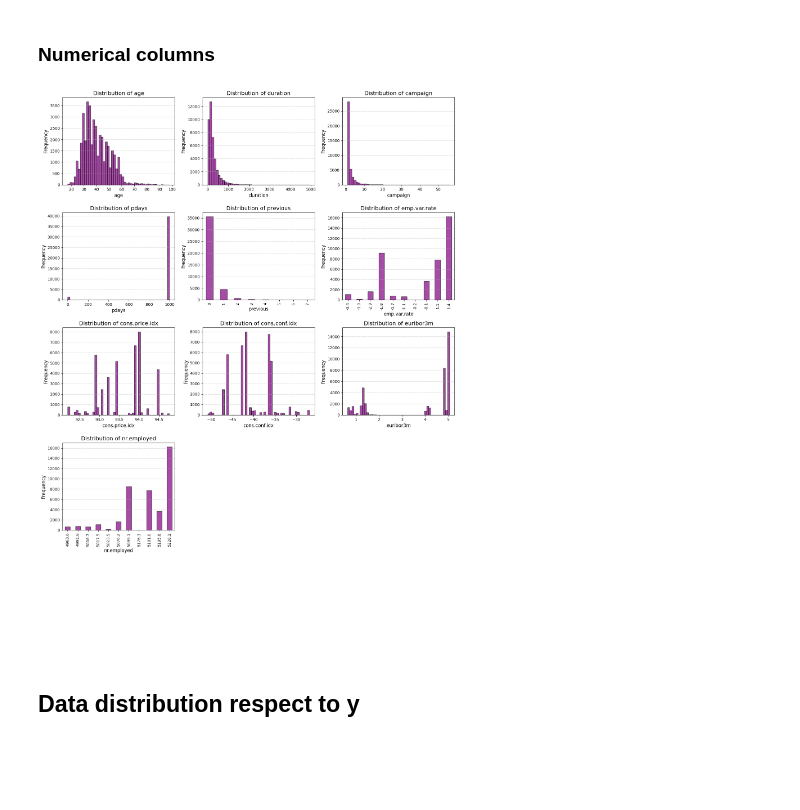
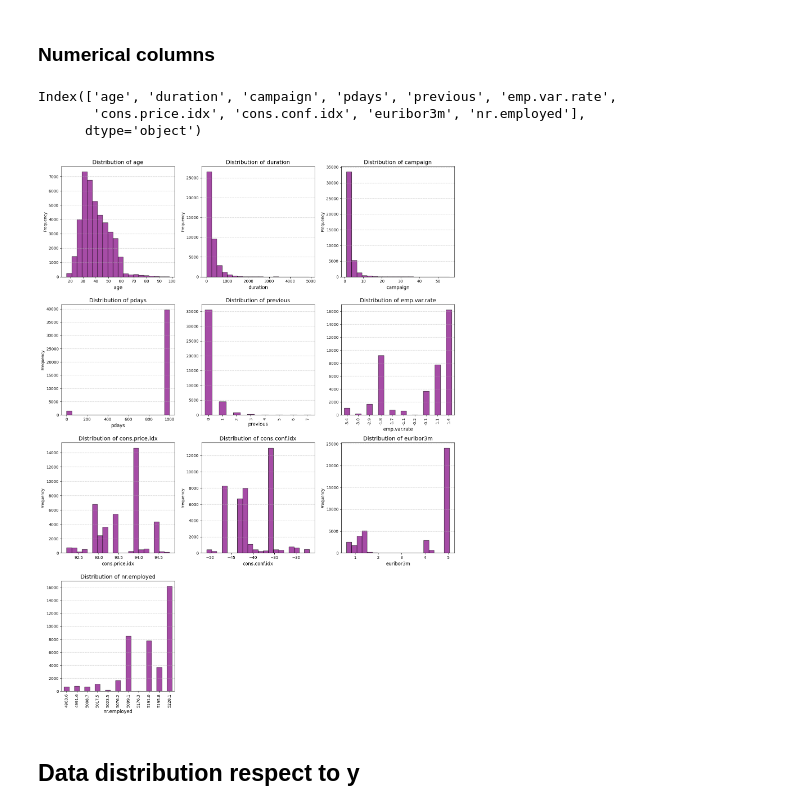
Before and after one commit to Mineth03/Client-Predicting, a Jupyter notebook: Preprocessing/DataPreprocessing.ipynb, the cells around one changed output. Cells and saved outputs as stored; diff of their text form; code cells hidden in the pictures; blank space fills up the shorter version.

```diff
--- a/Preprocessing/DataPreprocessing.ipynb
+++ b/Preprocessing/DataPreprocessing.ipynb
@@ -10,10 +27,6 @@ import seaborn as sns
 # %%
-file_path = 'RawDataset.csv'
 # Split columns
-data = pd.read_csv(file_path, delimiter=';')
-
-output_path = 'CleanedDataset.csv'
-data.to_csv(output_path, index=False)
-
-print(data.head())
+data = pd.read_csv('RawDataset.csv', delimiter=';')
+data.to_csv('CleanedDataset.csv', index=False)
+data
 # %% [output]
@@ -125,3 +118,6 @@ plt.show()
 ## **Data distribution**
 # %% [markdown]
 ### **Categorical columns**
+# %%
+catCols = data.select_dtypes(include=['object', 'category']).columns
+catCols
@@ -156,40 +145,33 @@ plt.show()
 # %% [markdown]
 ### **Numerical columns**
+# %%
+numCols = data.select_dtypes(include=['int64', 'float64']).columns
+numCols
+# %% [output]
+Index(['age', 'duration', 'campaign', 'pdays', 'previous', 'emp.var.rate',
+       'cons.price.idx', 'cons.conf.idx', 'euribor3m', 'nr.employed'],
+      dtype='object')
 # %%
-# Load your dataset (update the file path as needed)
-data = pd.read_csv('CleanedDataset.csv')
-
-# Define numerical columns
-numerical_columns = data.select_dtypes(include=['int64', 'float64']).columns
-
-# Plot bar graphs for numerical columns with three graphs in one row
-fig, axes = plt.subplots(nrows=(len(numerical_columns) + 1) // 2, ncols=3, figsize=(15, (len(numerical_columns) + 1) // 2 * 4))
+# Plot structure
+fig, axes = plt.subplots(nrows=4, ncols=3, figsize=(15, (len(numCols) + 1) // 2 * 4))
 axes = axes.flatten()
 
-for i, col in enumerate(numerical_columns):
-    ax = axes[i]
-    if data[col].nunique() > 20:  # If there are too many unique values, use binning
-        bins = np.linspace(data[col].min(), data[col].max())
-        data[col].plot(kind='hist', bins=bins, color='purple', edgecolor='black', alpha=0.7, ax=ax)
-        ax.set_title(f"Distribution of {col}", fontsize=14)
-        ax.set_xlabel(col, fontsize=12)
-        ax.set_ylabel("Frequency", fontsize=12)
-    else:
-        data[col].value_counts().sort_index().plot(kind='bar', color='purple', edgecolor='black', alpha=0.7, ax=ax)
-        ax.set_title(f"Distribution of {col}", fontsize=14)
-        ax.set_xlabel(col, fontsize=12)
-        ax.set_ylabel("Frequency", fontsize=12)
-    ax.grid(axis='y', linestyle='--', alpha=0.7)
+for i, col in enumerate(numCols):
+  # If there are too many unique values, use binning
+  if data[col].nunique() > 20:
+    data[col].plot(kind='hist', bins=20, color='purple', edgecolor='black', alpha=0.7, ax=axes[i])
+  else:
+    data[col].value_counts().sort_index().plot(kind='bar', color='purple', edgecolor='black', alpha=0.7, ax=axes[i])
+  axes[i].set_title(f"Distribution of {col}", fontsize=14)
+  axes[i].set_xlabel(col, fontsize=12)
+  axes[i].grid(axis='y', linestyle='--', alpha=0.7)
 
-# Hide any remaining empty subplots
-for i in range(len(numerical_columns), len(axes)):
-    axes[i].axis('off')
-
-# Adjust layout to prevent overlap and make subplots shorter
+for ax in axes[len(numCols):]:
+  ax.axis('off')
 plt.tight_layout()
 plt.show()
 # %% [output]
-[figure, old version]
+[figure, new version]
 # %% [markdown]
 ## **Data distribution respect to y**
 # %% [markdown]
```
Also changed, not shown: parts of 74 cells of this notebook.
